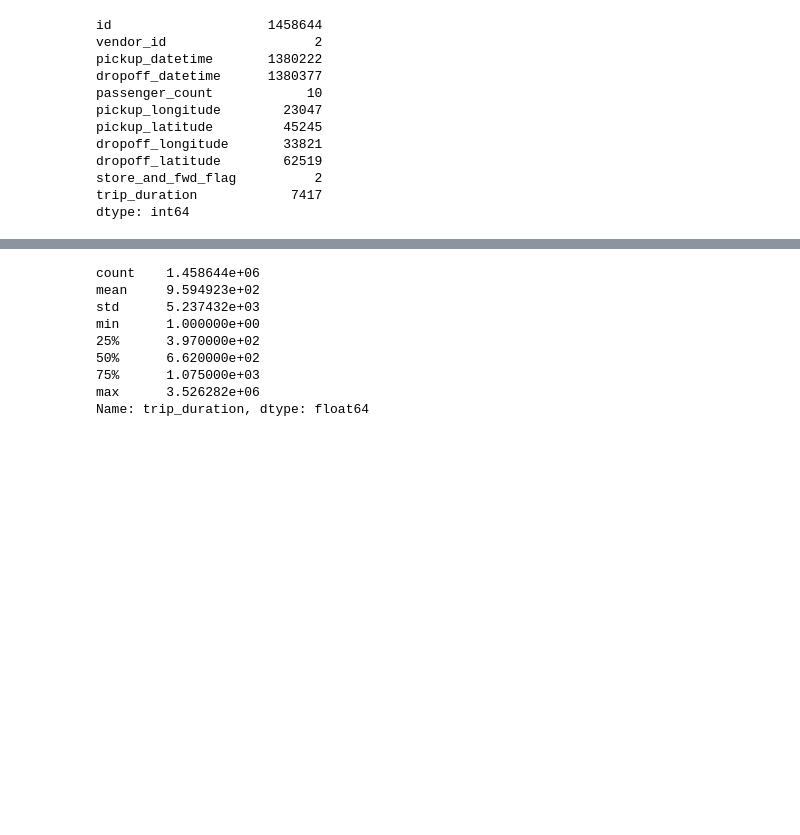
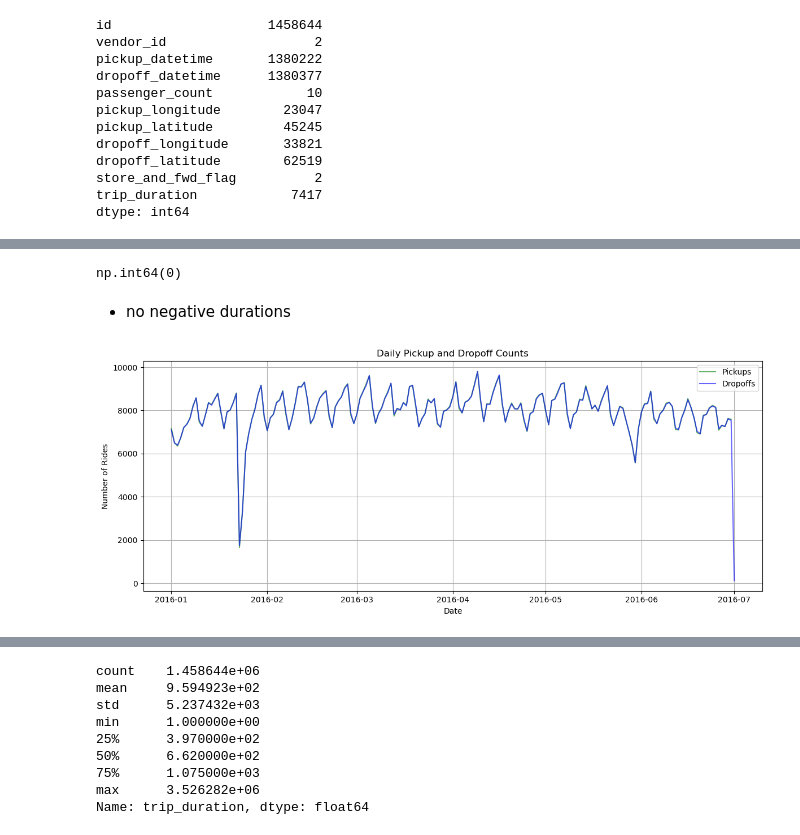
Before and after one commit to Wendo99/NYC-Taxi-Trip-Duration, a Jupyter notebook: main.ipynb, the cells around one changed output, grey strips where cells are left out. Cells and saved outputs as stored; diff of their text form; code cells hidden in the pictures; blank space fills up the shorter version.

```diff
--- a/main.ipynb
+++ b/main.ipynb
@@ -135,0 +258,24 @@ taxi['dropoff_datetime'] = pd.to_datetime(taxi['dropoff_datetime'])
+# %%
+(taxi_data_raw['dropoff_datetime'] < taxi_data_raw['pickup_datetime']).sum()
+# %% [output]
+np.int64(0)
+# %% [markdown]
+- no negative durations
+# %%
+pickup_counts = taxi_data_raw['pickup_datetime'].dt.date.value_counts().sort_index()
+dropoff_counts = taxi_data_raw['dropoff_datetime'].dt.date.value_counts().sort_index()
+
+# Plot
+fig, ax = plt.subplots(figsize=(12, 5))
+pickup_counts.plot(ax=ax, label="Pickups", color='green', alpha=0.6)
+dropoff_counts.plot(ax=ax, label="Dropoffs", color='blue', alpha=0.6)
+
+ax.set_title("Daily Pickup and Dropoff Counts")
+ax.set_xlabel("Date")
+ax.set_ylabel("Number of Rides")
+ax.legend()
+plt.grid(True)
+plt.tight_layout()
+plt.show()
+# %% [output]
+[figure, added]
```
Also changed, not shown: parts of 91 cells of this notebook, 3 other files.
